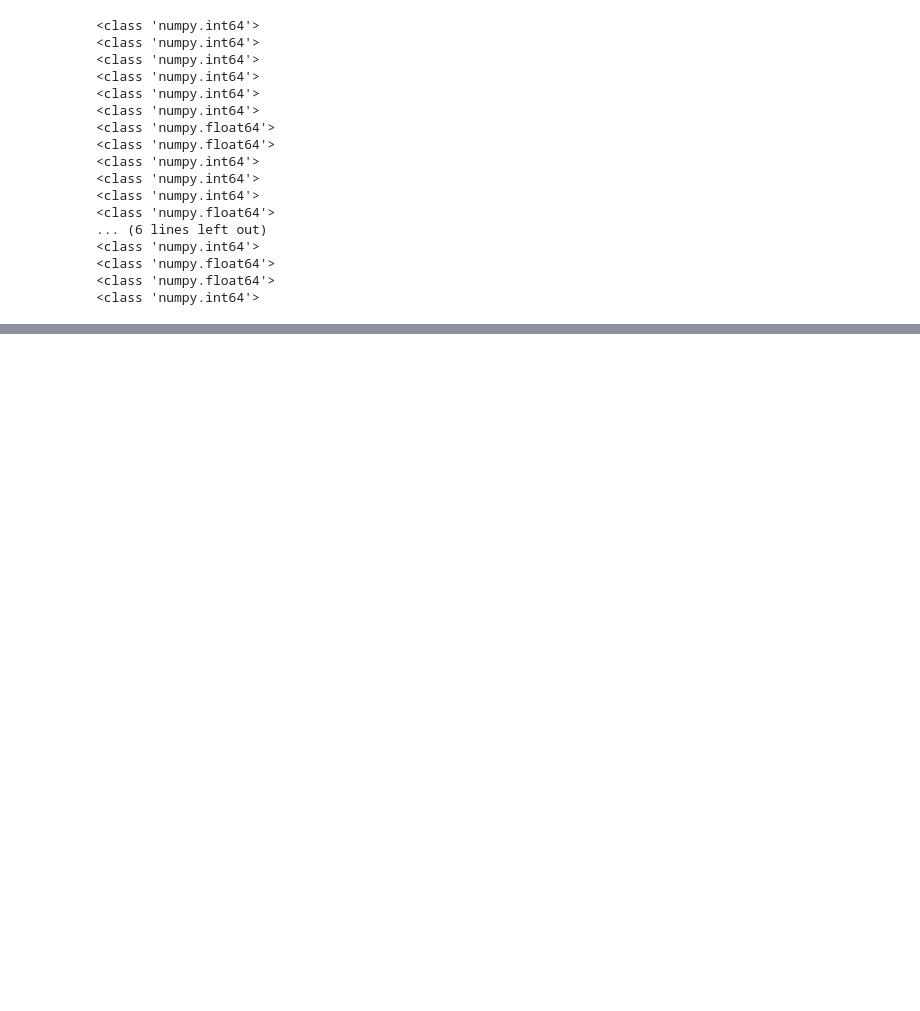
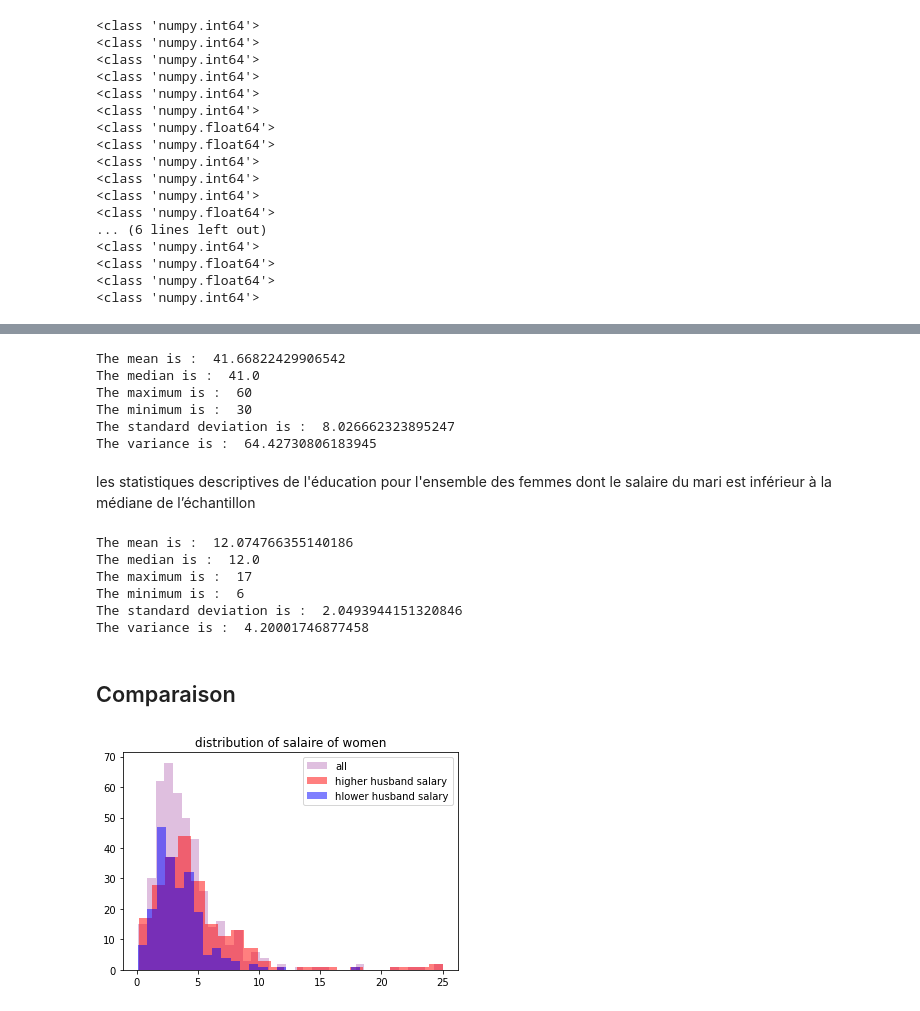
Before and after one commit to Antoninnnn/Econometrics_projet, a Jupyter notebook: src/P1.ipynb, the cells around one changed output, grey strips where cells are left out. Cells and saved outputs as stored; diff of their text form; code cells hidden in the pictures; blank space fills up the shorter version.

```diff
--- a/src/P1.ipynb
+++ b/src/P1.ipynb
@@ -26,0 +200,41 @@ for i in range(22):
+# %%
+print('The mean is : ', np.mean(dt_p1.age[dt_p1.huswage<mediane_e]))
+print('The median is : ', np.median(dt_p1.age[dt_p1.huswage<mediane_e]))
+print('The maximum is : ', np.max(dt_p1.age[dt_p1.huswage<mediane_e]))
+print('The minimum is : ', np.min(dt_p1.age[dt_p1.huswage<mediane_e]))
+print('The standard deviation is : ', np.std(dt_p1.age[dt_p1.huswage<mediane_e]))
+print('The variance is : ', np.var(dt_p1.age[dt_p1.huswage<mediane_e]))
+# %% [output]
+The mean is :  41.66822429906542
+The median is :  41.0
+The maximum is :  60
+The minimum is :  30
+The standard deviation is :  8.026662323895247
+The variance is :  64.42730806183945
+# %% [markdown]
+les statistiques descriptives de l'éducation pour l'ensemble des femmes dont le salaire du mari est inférieur à la médiane de l’échantillon
+# %%
+print('The mean is : ', np.mean(dt_p1.educ[dt_p1.huswage<mediane_e]))
+print('The median is : ', np.median(dt_p1.educ[dt_p1.huswage<mediane_e]))
+print('The maximum is : ', np.max(dt_p1.educ[dt_p1.huswage<mediane_e]))
+print('The minimum is : ', np.min(dt_p1.educ[dt_p1.huswage<mediane_e]))
+print('The standard deviation is : ', np.std(dt_p1.educ[dt_p1.huswage<mediane_e]))
+print('The variance is : ', np.var(dt_p1.educ[dt_p1.huswage<mediane_e]))
+# %% [output]
+The mean is :  12.074766355140186
+The median is :  12.0
+The maximum is :  17
+The minimum is :  6
+The standard deviation is :  2.0493944151320846
+The variance is :  4.20001746877458
+# %% [markdown]
+## Comparaison
+# %%
+plt.hist(dt_p1.wage,'auto',color = 'purple',label='all', alpha = 0.25)
+plt.hist(dt_p1.wage[dt_p1.huswage>=mediane_e],'auto',color = 'r',label='higher husband salary', alpha = 0.5)
+plt.hist(dt_p1.wage[dt_p1.huswage<mediane_e],'auto',color = 'b',label='hlower husband salary', alpha = 0.5)
+plt.legend()
+plt.title('distribution of salaire of women')
+plt.show()
+# %% [output]
+[figure, added]
```
Also changed, not shown: parts of 43 cells of this notebook, 1 other file.
